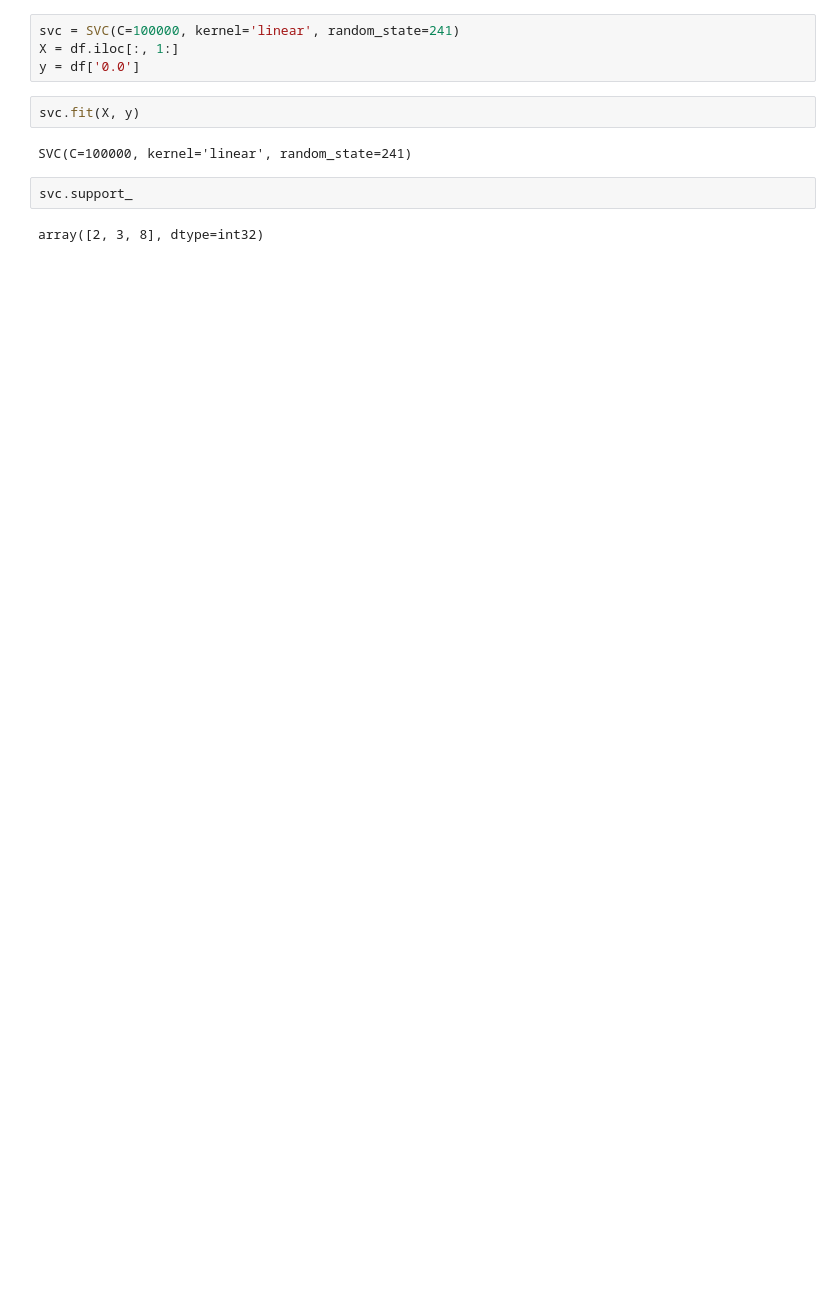
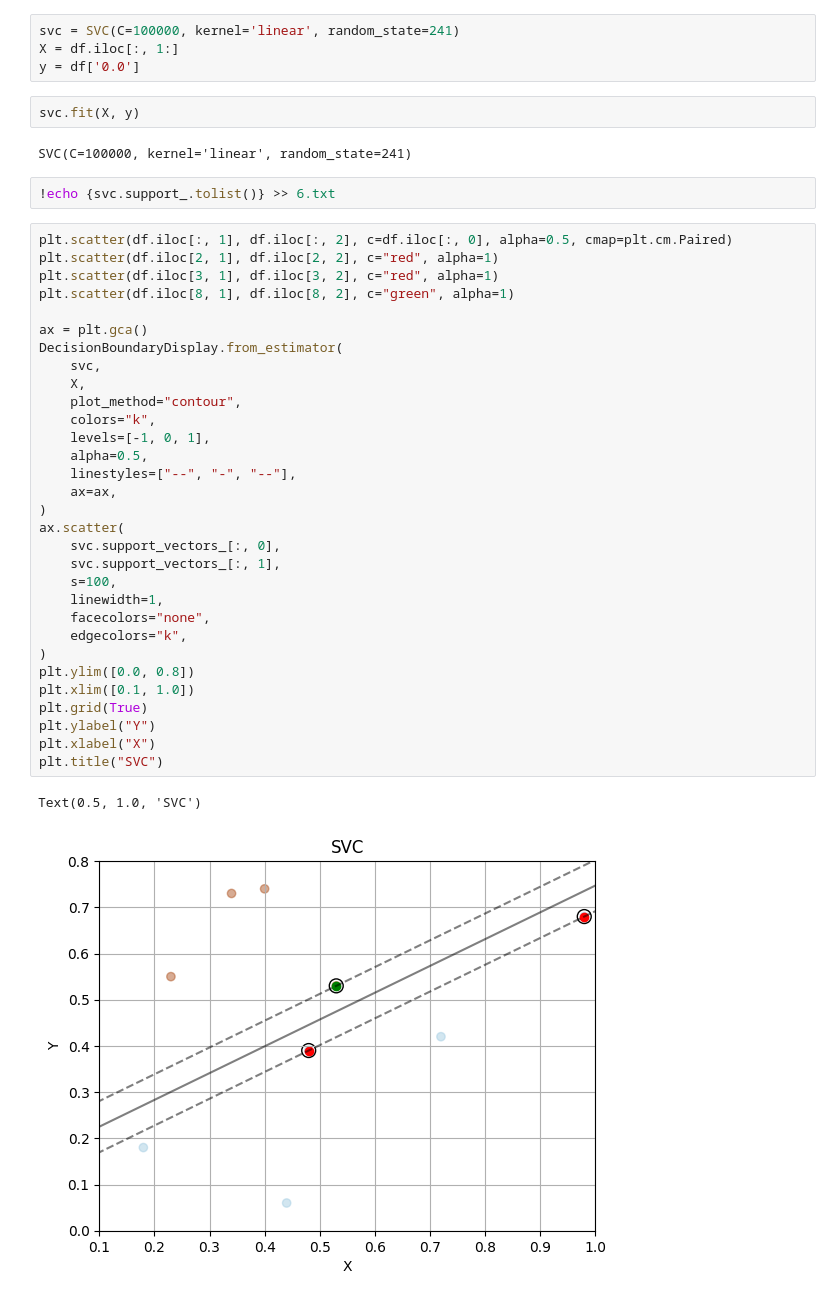
Before and after one commit to AlexeyTri/Home_work_NN, a Jupyter notebook: HomeWork_6.ipynb, the cells around one changed output. Saved outputs shown, nothing was run; the diff lists cells and outputs as text; blank space fills up the shorter version.

```diff
--- a/HomeWork_6.ipynb
+++ b/HomeWork_6.ipynb
@@ -20,7 +34,39 @@ y = df['0.0']
 svc.fit(X, y)
 # %% [output]
 SVC(C=100000, kernel='linear', random_state=241)
-# %%
-svc.support_
-# %% [output]
-array([2, 3, 8], dtype=int32)
+# %%
+!echo {svc.support_.tolist()} >> 6.txt
+# %%
+plt.scatter(df.iloc[:, 1], df.iloc[:, 2], c=df.iloc[:, 0], alpha=0.5, cmap=plt.cm.Paired)
+plt.scatter(df.iloc[2, 1], df.iloc[2, 2], c="red", alpha=1)
+plt.scatter(df.iloc[3, 1], df.iloc[3, 2], c="red", alpha=1)
+plt.scatter(df.iloc[8, 1], df.iloc[8, 2], c="green", alpha=1)
+
+ax = plt.gca()
+DecisionBoundaryDisplay.from_estimator(
+    svc,
+    X,
+    plot_method="contour",
+    colors="k",
+    levels=[-1, 0, 1],
+    alpha=0.5,
+    linestyles=["--", "-", "--"],
+    ax=ax,
+)
+ax.scatter(
+    svc.support_vectors_[:, 0],
+    svc.support_vectors_[:, 1],
+    s=100,
+    linewidth=1,
+    facecolors="none",
+    edgecolors="k",
+)
+plt.ylim([0.0, 0.8])
+plt.xlim([0.1, 1.0])
+plt.grid(True)
+plt.ylabel("Y")
+plt.xlabel("X")
+plt.title("SVC")
+# %% [output]
+Text(0.5, 1.0, 'SVC')
+[figure, added]
```
Also changed, not shown: parts of 5 cells of this notebook.
